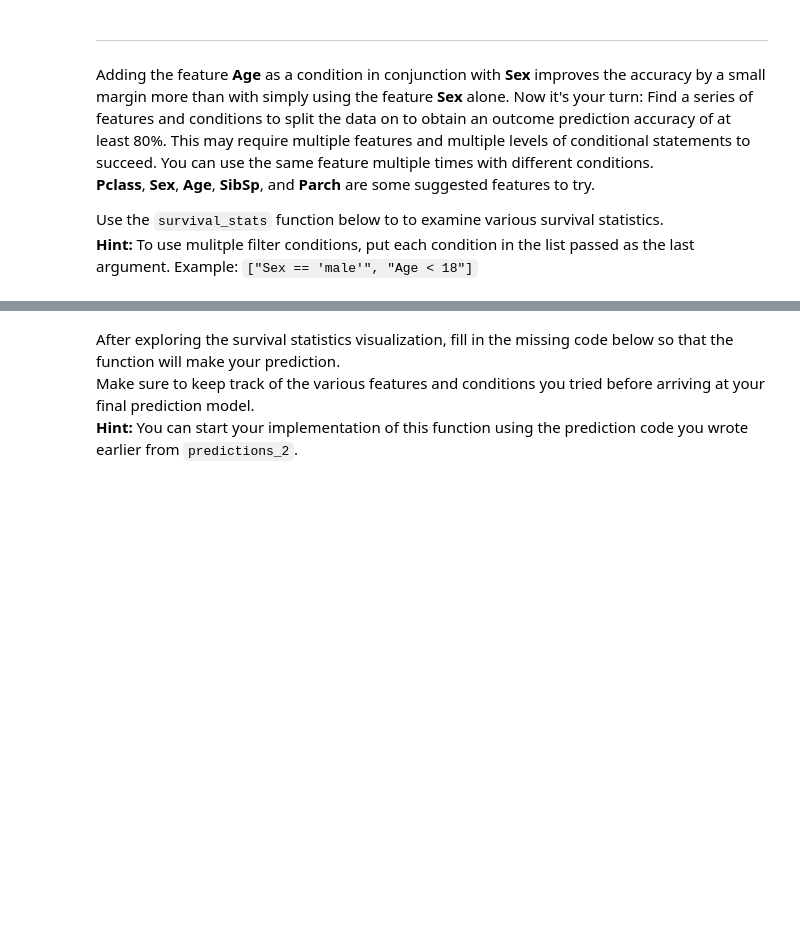
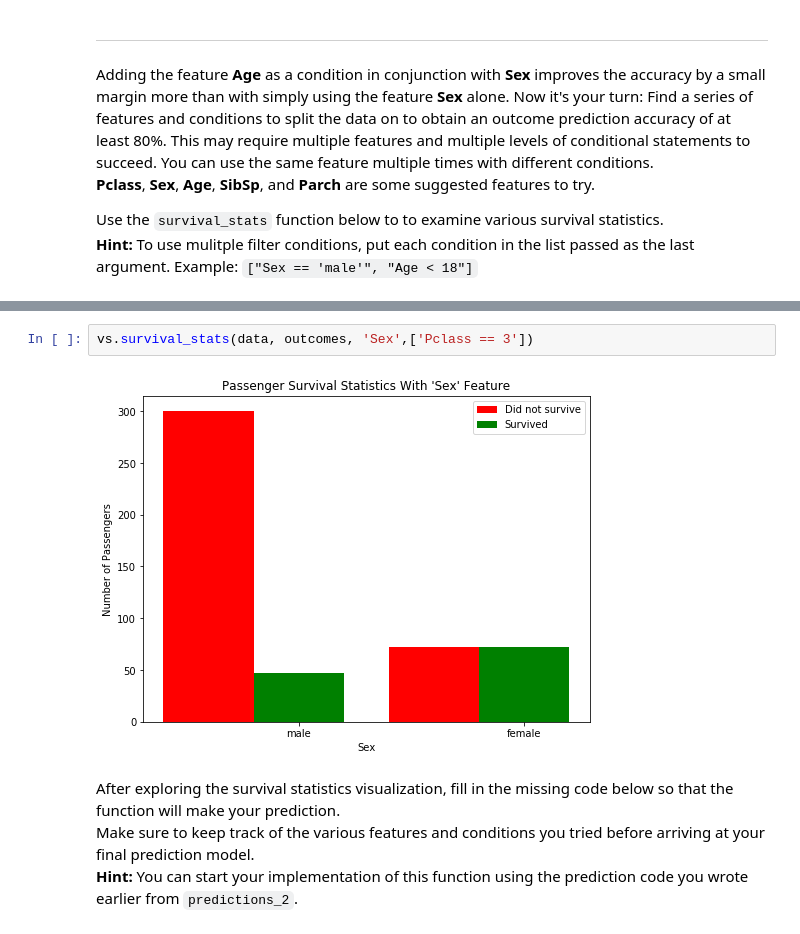
Before and after one commit to pankajsharma2000/machine-learning, a Jupyter notebook: projects/titanic_survival_exploration/titanic_survival_exploration.ipynb, the cells around one changed output, grey strips where cells are left out. Drawn from its saved outputs; the diff is of its cells as text; blank space fills up the shorter version.

```diff
--- a/projects/titanic_survival_exploration/titanic_survival_exploration.ipynb
+++ b/projects/titanic_survival_exploration/titanic_survival_exploration.ipynb
@@ -219,3 +230,7 @@ vs.survival_stats(data, outcomes, 'Age', ["Sex == 'male'", "Age < 18"])
+# %%
+vs.survival_stats(data, outcomes, 'Sex',['Pclass == 3'])
+# %% [output]
+[figure, added]
 # %% [markdown]
 After exploring the survival statistics visualization, fill in the missing code below so that the function will make your prediction.
 Make sure to keep track of the various features and conditions you tried before arriving at your final prediction model.
```
Also changed, not shown: parts of 12 cells of this notebook, 1 other file.
